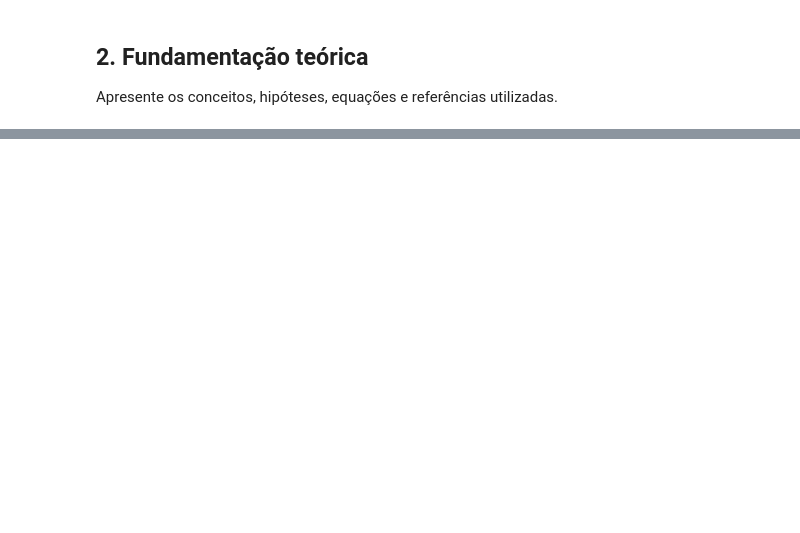
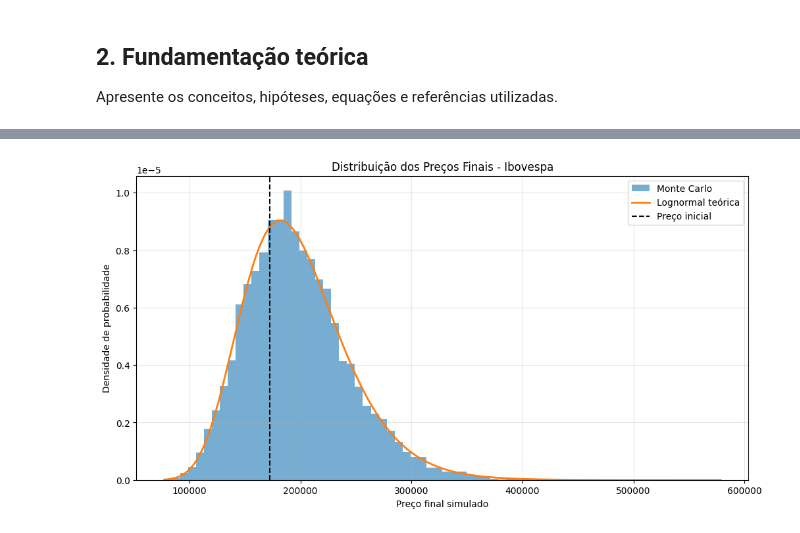
Before and after one commit to Raskonikov23/Statistical-Physics-Financial-Markets-main, a Jupyter notebook: notebooks/08_Simulacao_Monte_Carlo.ipynb, the cells around one changed output, grey strips where cells are left out. Saved outputs shown, nothing was run; the diff lists cells and outputs as text; code cells hidden in the pictures; blank space fills up the shorter version.

```diff
--- a/notebooks/08_Simulacao_Monte_Carlo.ipynb
+++ b/notebooks/08_Simulacao_Monte_Carlo.ipynb
@@ -28,0 +150,17 @@ Resuma os principais achados e indique a próxima etapa.
+# %%
+# Extração dos preços finais
+precos_finais = trajetorias_mc[:, -1]
+
+# Estatísticas
+print("Média:", np.mean(precos_finais))
+print("Mediana:", np.median(precos_finais))
+print("Desvio padrão:", np.std(precos_finais, ddof=1))
+
+print("\nQuantis:")
+print(np.quantile(precos_finais, [0.05, 0.25, 0.50, 0.75, 0.95]))
+
+# Probabilidade empírica de valorização
+prob_valorizacao = np.mean(precos_finais > S0)
+
+print("\nProbabilidade simulada de valorização:",
+      prob_valorizacao * 100, "%")
@@ -28,0 +210,46 @@ Resuma os principais achados e indique a próxima etapa.
+# %%
+# Intervalo para a curva teórica
+x_teorico = np.linspace(
+    precos_finais.min(),
+    precos_finais.max(),
+    1000
+)
+
+# Densidade teórica
+y_teorico = distribuicao_teorica.pdf(x_teorico)
+
+plt.figure(figsize=(12, 6))
+
+# Distribuição empírica
+plt.hist(
+    precos_finais,
+    bins=70,
+    density=True,
+    alpha=0.6,
+    label="Monte Carlo"
+)
+
+# Distribuição teórica
+plt.plot(
+    x_teorico,
+    y_teorico,
+    linewidth=2,
+    label="Lognormal teórica"
+)
+
+plt.axvline(
+    S0,
+    linestyle="--",
+    color="black",
+    label="Preço inicial"
+)
+
+plt.title("Distribuição dos Preços Finais - Ibovespa")
+plt.xlabel("Preço final simulado")
+plt.ylabel("Densidade de probabilidade")
+plt.legend()
+plt.grid(alpha=0.3)
+
+plt.show()
+# %% [output]
+[figure, added]
```
Also changed, not shown: parts of 75 cells of this notebook, 1 other file.
